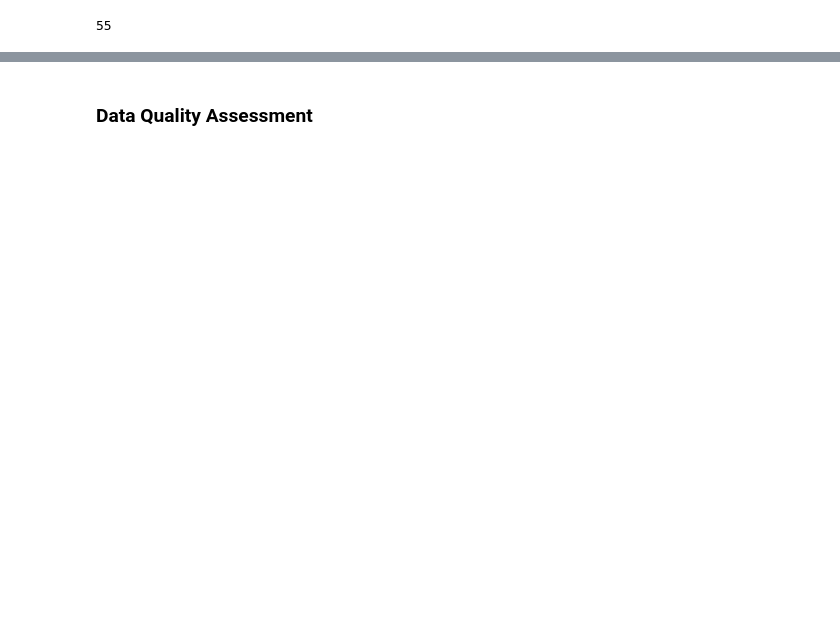
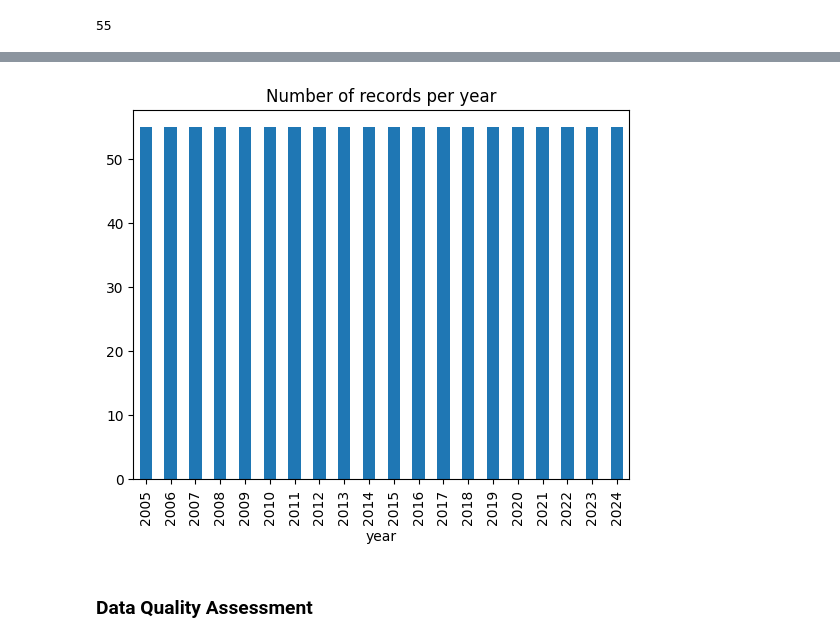
Before and after one commit to baktofebruary/InfoVis, a Jupyter notebook: notebooks/prepare_data.ipynb, the cells around one changed output, grey strips where cells are left out. Cells and saved outputs as stored; diff of their text form; code cells hidden in the pictures; blank space fills up the shorter version.

```diff
--- a/notebooks/prepare_data.ipynb
+++ b/notebooks/prepare_data.ipynb
@@ -372,2 +392,8 @@ Name: count, dtype: int64
+# %%
+final_df.groupby('year').size().plot(kind='bar')
+plt.title('Number of records per year')
+plt.show()
+# %% [output]
+[figure, added]
 # %% [markdown]
 ### Data Quality Assessment
```
Also changed, not shown: parts of 22 cells of this notebook, 2 other files.
